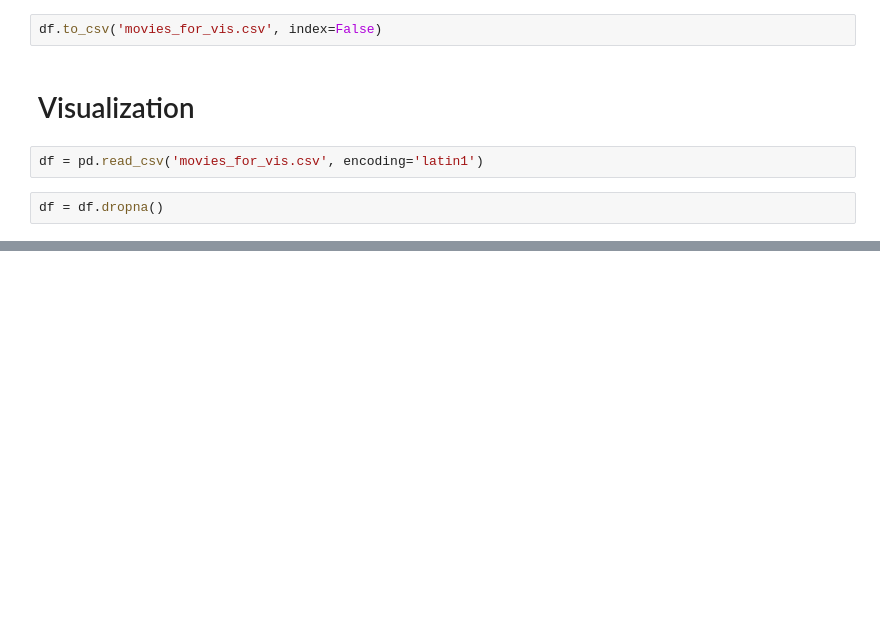
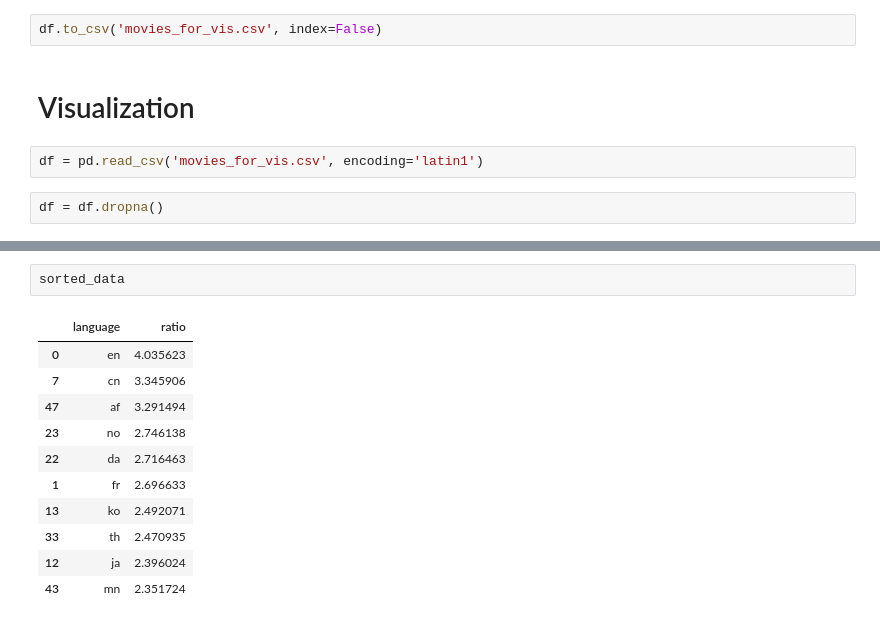
Before and after one commit to goqor0001/ml_project, a Jupyter notebook: visualization/Visualization.ipynb, the cells around one changed output, grey strips where cells are left out. Drawn from its saved outputs; the diff is of its cells as text; blank space fills up the shorter version.

```diff
--- a/visualization/Visualization.ipynb
+++ b/visualization/Visualization.ipynb
@@ -264,0 +255,14 @@ Name: popularity, Length: 33719, dtype: float64
+# %%
+sorted_data
+# %% [output]
+|  | language | ratio |
+| 0 | en | 4.035623 |
+| 7 | cn | 3.345906 |
+| 47 | af | 3.291494 |
+| 23 | no | 2.746138 |
+| 22 | da | 2.716463 |
+| 1 | fr | 2.696633 |
+| 13 | ko | 2.492071 |
+| 33 | th | 2.470935 |
+| 12 | ja | 2.396024 |
+| 43 | mn | 2.351724 |
```
Also changed, not shown: parts of 15 cells of this notebook.
